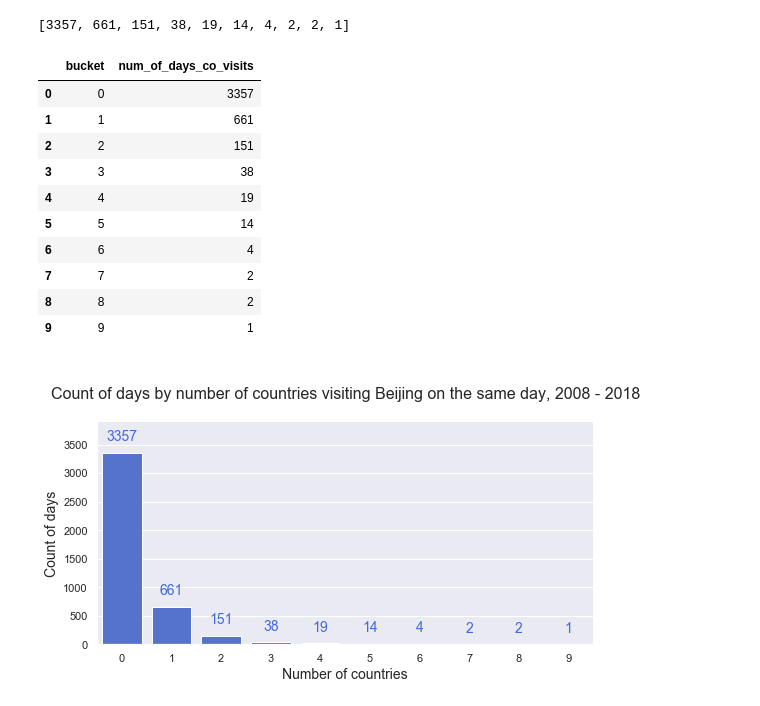
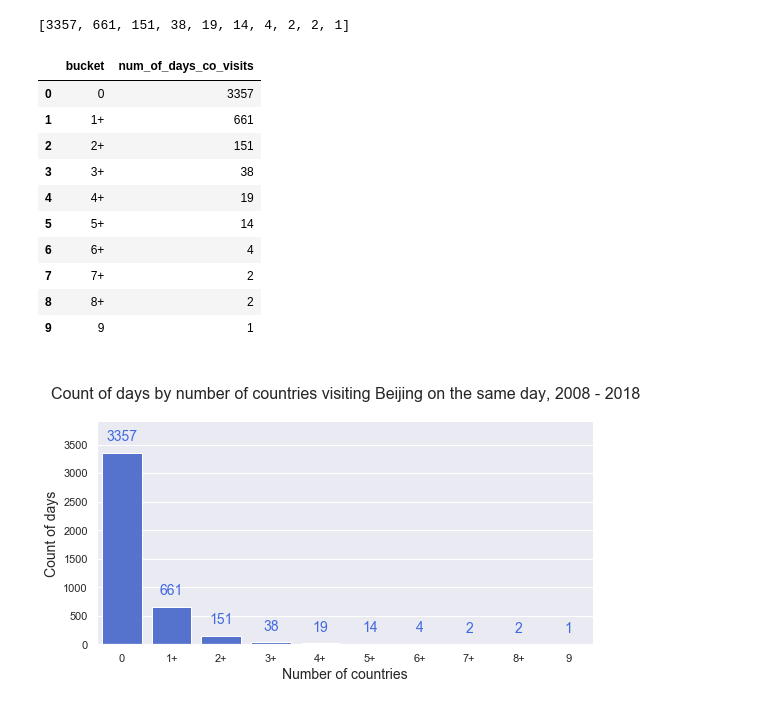
Before and after one commit to yontartu/wuran, a Jupyter notebook: beijing_aqi_analysis.ipynb, the cells around one changed output. Saved outputs shown, nothing was run; the diff lists cells and outputs as text; code cells hidden in the pictures.

```diff
--- a/beijing_aqi_analysis.ipynb
+++ b/beijing_aqi_analysis.ipynb
@@ -316,16 +316,16 @@ p = sns.set_palette([
 ])
 
 
-f = sns.factorplot(x="year", y="counts", hue="aqi_category", data=s, kind="bar", aspect=2, size=6, alpha=.7
+f = sns.catplot(x="year", y="counts", hue="aqi_category", data=s, kind="bar", aspect=2, height=6, alpha=.7
                , hue_order=['Good','Moderate','Unhealthy for Sensitive Groups','Unhealthy','Very Unhealthy','Hazardous'
                             ]
                , palette=p
                , legend=False
               )
 
-plt.title('\nNumber of days falling into each AQI bucket, by year\n', size=18)
+plt.title('\nNumber of hourly readings falling into each AQI bucket, by year\n', size=18)
 plt.xlabel('Year', size=15)
-plt.ylabel('Count of Days', size=15)
+plt.ylabel('Count', size=15)
 plt.xticks(size=13)
 plt.yticks(size=13)
 plt.legend(loc='center right', bbox_to_anchor=(1.35, 0.5), fontsize=15)
@@ -1057,20 +1079,20 @@ visit_counts
 [3357, 661, 151, 38, 19, 14, 4, 2, 2, 1]
 # %%
 # labels = ['0 countries','1 country','2 countries','3 countries','4 countries','5 countries','6 countries','7 countries','8 countries','9 countries']
-labels = [0,1,2,3,4,5,6,7,8,9]
+labels = ['0','1+','2+','3+','4+','5+','6+','7+','8+','9']
 co_buckets = pd.DataFrame({'bucket':labels, 'num_of_days_co_visits':visit_counts})
 co_buckets
 # %% [output]
 |  | bucket | num_of_days_co_visits |
 | 0 | 0 | 3357 |
-| 1 | 1 | 661 |
-| 2 | 2 | 151 |
-| 3 | 3 | 38 |
-| 4 | 4 | 19 |
-| 5 | 5 | 14 |
-| 6 | 6 | 4 |
-| 7 | 7 | 2 |
-| 8 | 8 | 2 |
+| 1 | 1+ | 661 |
+| 2 | 2+ | 151 |
+| 3 | 3+ | 38 |
+| 4 | 4+ | 19 |
+| 5 | 5+ | 14 |
+| 6 | 6+ | 4 |
+| 7 | 7+ | 2 |
+| 8 | 8+ | 2 |
 | 9 | 9 | 1 |
 # %%
 sns.set(style="darkgrid", color_codes=True)
```
Also changed, not shown: parts of 46 cells of this notebook.
